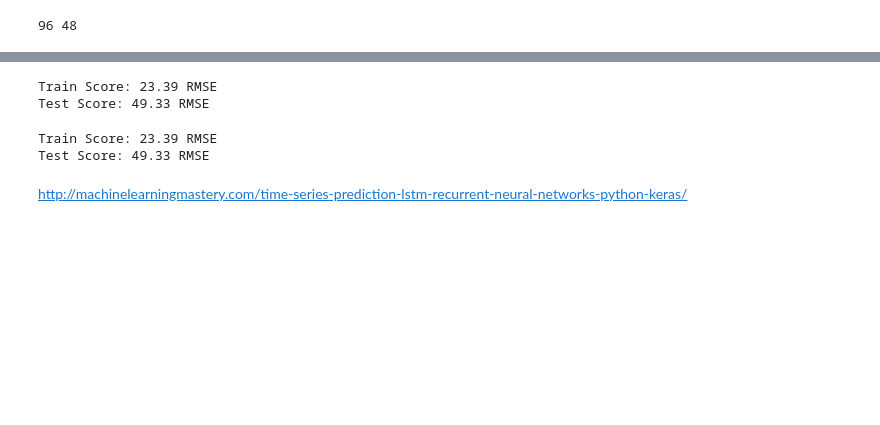
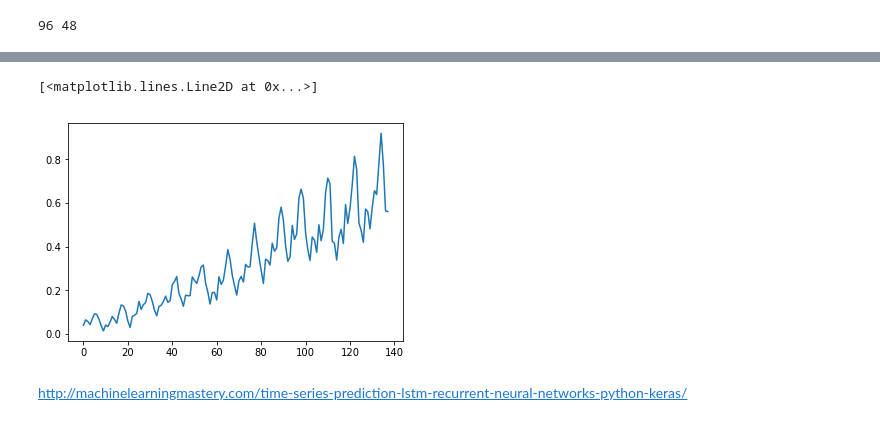
Before and after one commit to yang-zhang/deep-learning, a Jupyter notebook: keras_time_series_original.ipynb, the cells around one changed output, grey strips where cells are left out. Saved outputs shown, nothing was run; the diff lists cells and outputs as text; code cells hidden in the pictures; blank space fills up the shorter version.

```diff
--- a/keras_time_series_original.ipynb
+++ b/keras_time_series_original.ipynb
@@ -30,6 +64,6 @@ def create_dataset(dataset, look_back=1):
 # %%
 # reshape into X=t and Y=t+1
-look_back = 1
+look_back = 2
 trainX, trainY = create_dataset(train, look_back)
 testX, testY = create_dataset(test, look_back)
 # %%
@@ -78,30 +116,10 @@ Epoch 100/100
 # make predictions
 trainPredict = model.predict(trainX)
 testPredict = model.predict(testX)
-# %%
-# invert predictions
-trainPredict = scaler.inverse_transform(trainPredict)
-trainY = scaler.inverse_transform([trainY])
-testPredict = scaler.inverse_transform(testPredict)
-testY = scaler.inverse_transform([testY])
-# %%
-import math
-# calculate root mean squared error
-trainScore = math.sqrt(sklearn.metrics.mean_squared_error(trainY[0], trainPredict[:,0]))
-print('Train Score: %.2f RMSE' % (trainScore))
-testScore = math.sqrt(sklearn.metrics.mean_squared_error(testY[0], testPredict[:,0]))
-print('Test Score: %.2f RMSE' % (testScore))
-# %% [output]
-Train Score: 23.39 RMSE
-Test Score: 49.33 RMSE
-# %%
-# calculate root mean squared error
-trainScore = np.sqrt(sklearn.metrics.mean_squared_error(trainY[0], trainPredict[:,0]))
-print('Train Score: %.2f RMSE' % (trainScore))
-testScore = np.sqrt(sklearn.metrics.mean_squared_error(testY[0], testPredict[:,0]))
-print('Test Score: %.2f RMSE' % (testScore))
-# %% [output]
-Train Score: 23.39 RMSE
-Test Score: 49.33 RMSE
+# %%
+plt.plot(np.vstack([trainPredict, testPredict]))
+# %% [output]
+[<matplotlib.lines.Line2D at 0x...>]
+[figure, added]
 # %% [markdown]
 http://machinelearningmastery.com/time-series-prediction-lstm-recurrent-neural-networks-python-keras/
```
Also changed, not shown: parts of 15 cells of this notebook, 3 other files.
